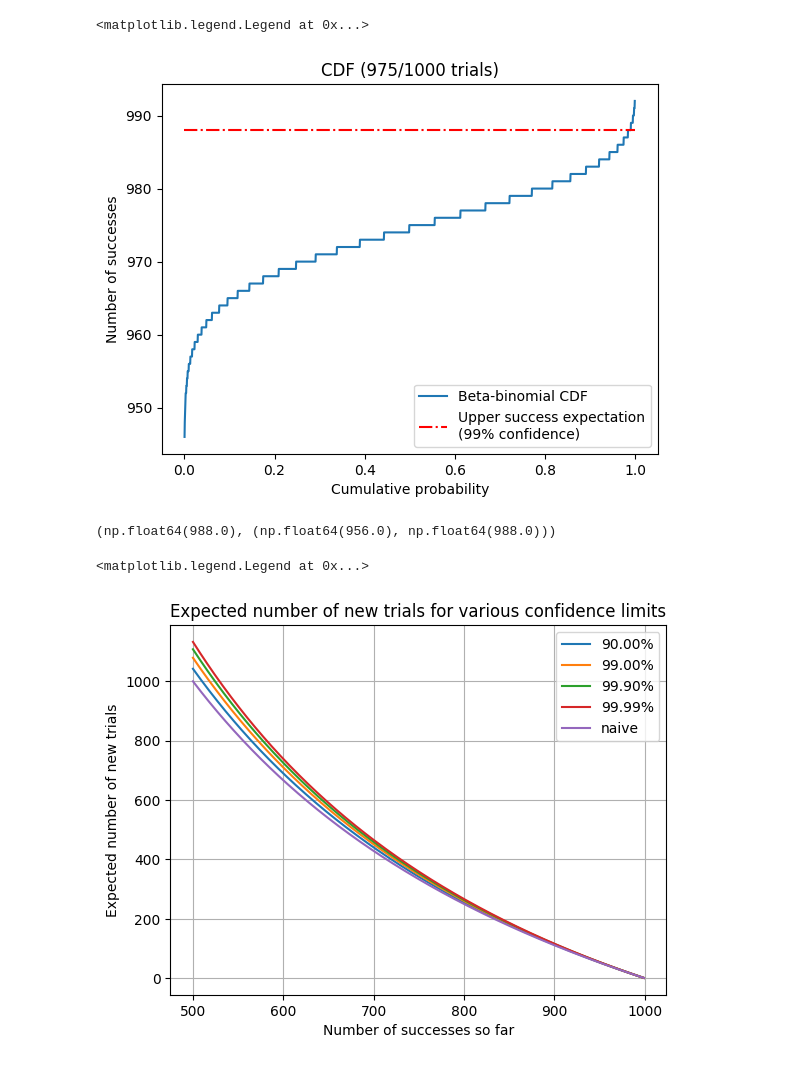
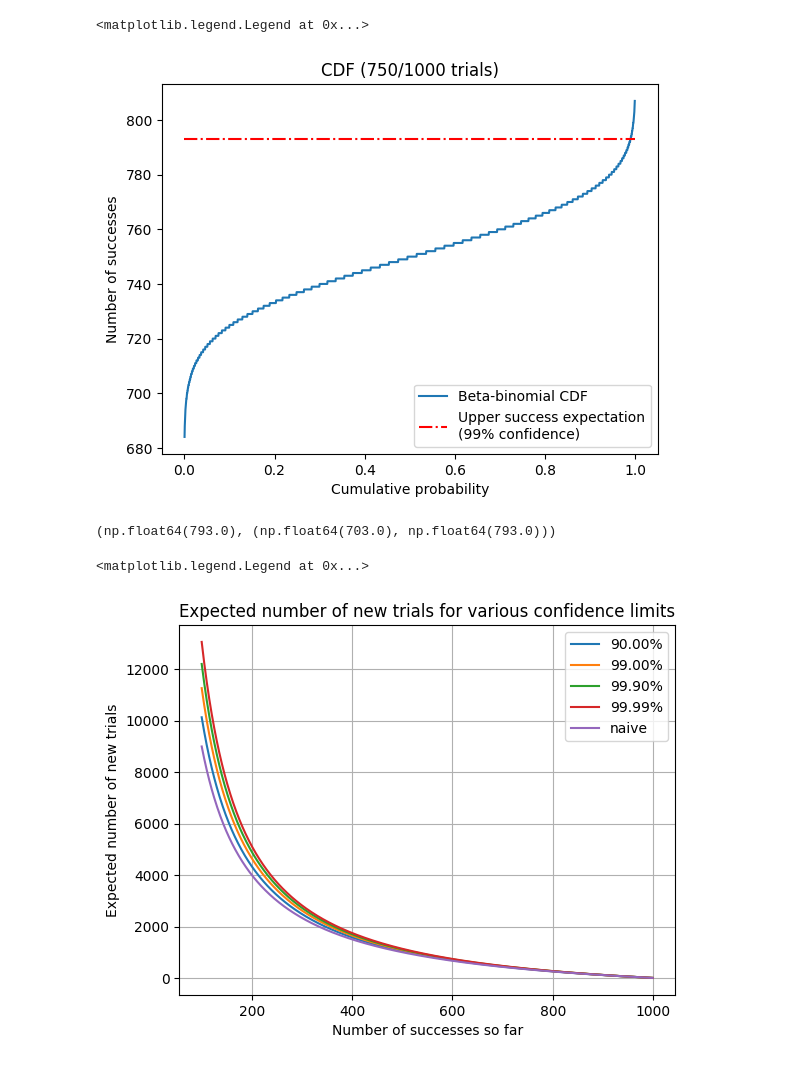
Before and after one commit to jlucas-oqc/playgound, a Jupyter notebook: beta_bin.ipynb, the cells around one changed output. Drawn from its saved outputs; the diff is of its cells as text; code cells hidden in the pictures.

```diff
--- a/beta_bin.ipynb
+++ b/beta_bin.ipynb
@@ -25,7 +26,7 @@ import numpy as np
 from scipy.stats import betabinom, beta
 import matplotlib.pyplot as plt
 # %%
-n, a = 1000, 975  # 1000 trials, 975 successes
+n, a = 1000, 750  # 1000 trials, 975 successes
 
 conf_lim_1tail = 0.99  # confidence limit for 1-tailed test (e.g., upper bound on expected successes)
 conf_lim_2tail = (
@@ -82,35 +89,35 @@ plt.title(f"CDF ({a}/{n} trials)")
 plt.legend(loc="lower right")
 # %% [output]
 <matplotlib.legend.Legend at 0x...>
-[figure, old version]
+[figure, new version]
 # %%
 upper_expectation, conf_int
 # %% [output]
-(np.float64(988.0), (np.float64(956.0), np.float64(988.0)))
+(np.float64(793.0), (np.float64(703.0), np.float64(793.0)))
 # %%
 # Calculate the upper threshold of expected number of new trials
 # needed for each confidence limit given the number of good measurements so far
 # Use Beta posterior with prior a=1, b=1, so parameters are n_passes+1, n_failures+1
 def calc_upper_conf(n_trials, n_passes, conf_lim_1tail):
     n_failures = n_trials - n_passes
     lower_passrate = beta.ppf(1 - conf_lim_1tail, n_passes + 1, n_failures + 1)
     exp_trials = n_failures / lower_passrate
     return exp_trials
 
 
-x = np.arange(500, n)
+x = np.arange(100, n)
 plt.figure()
 for conf_lim in [0.9, 0.99, 0.999, 0.9999]:
     plt.plot(x, calc_upper_conf(n, x, conf_lim), label=f"{conf_lim * 100:2.2f}%")
 # naive expectation of number of new trials needed to get n passes, given x passes so far:
 # this is just the expected number of failures divided by the pass rate, without accounting for uncertainty in the pass rate.
 naive = (n - x) / (x / n)
 plt.plot(x, naive, label="naive")
 plt.xlabel("Number of successes so far")
 plt.ylabel("Expected number of new trials")
 plt.title("Expected number of new trials for various confidence limits")
 plt.grid()
 plt.legend()
 # %% [output]
 <matplotlib.legend.Legend at 0x...>
-[figure, old version]
+[figure, new version]
```
Also changed, not shown: parts of 3 cells of this notebook.
